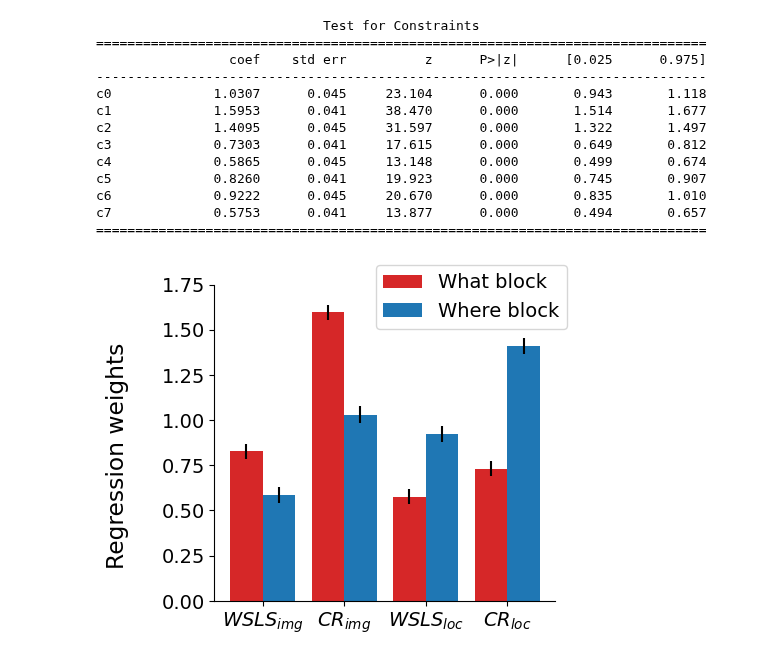
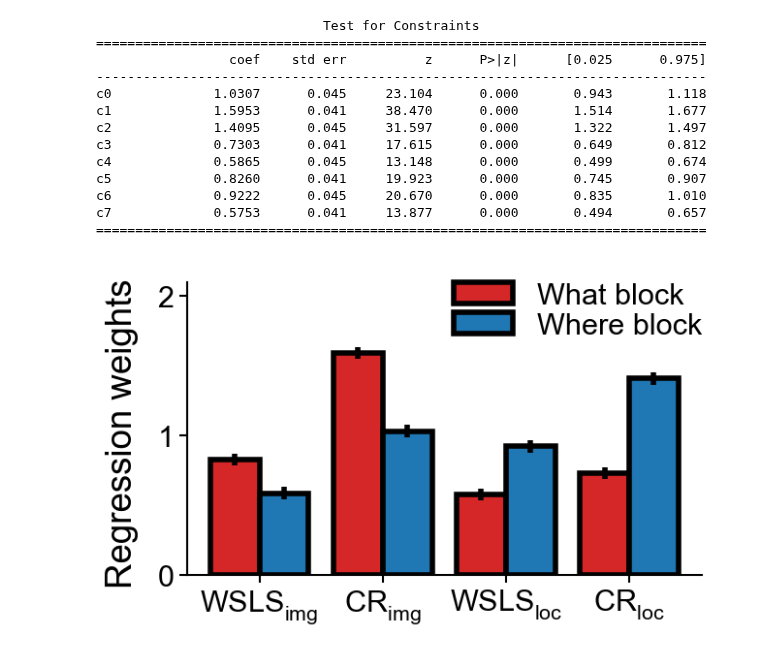
Before and after one commit to slenderham/what-where-task-analysis, a Jupyter notebook: behavior.ipynb, the cells around one changed output. Cells and saved outputs as stored; diff of their text form; code cells hidden in the pictures.

```diff
--- a/behavior.ipynb
+++ b/behavior.ipynb
@@ -1,6 +1,7 @@
 # %%
 import numpy as np
 import statsmodels.formula.api as smf
+from statsmodels.genmod.bayes_mixed_glm import BinomialBayesMixedGLM
 import statsmodels.api as sm
 import pandas as pd
 import glob
@@ -11,7 +12,11 @@ import os
 import pickle
 from matplotlib import pyplot as plt
 import seaborn as sns
-plt.rc('font', size=14)
+plt.rc('font', size=22, family='arial')
+plt.rc('axes', linewidth=1.5)
+plt.rc('xtick.major', width=1.5, size=6)
+plt.rc('ytick.major', width=1.5, size=6)
+plt.rc('mathtext', default='regular')
 # %%
 
 monkey_names = ["W", "V"]
@@ -35,9 +40,9 @@ all_sess_regression_info = {
 }
 
 regressor_names = ['CR_what', 'CR_where', 'WSLS_what', 'WSLS_where']
-tbl_col_names = ['type', 'CR_what', 'CR_where', 'WSLS_what', 'WSLS_where']
+tbl_col_names = ['block_type', 'CR_what', 'CR_where', 'WSLS_what', 'WSLS_where', 'sess_id']
 
-formula = 'choice~type*('+'+'.join(regressor_names)+')'
+formula = 'choice~block_type*('+'+'.join(regressor_names)+')'
 # %%
 all_sess_task_info = []
 
@@ -65,14 +70,17 @@ for monkey_idx, monkey_name in enumerate(monkey_names):
         task_info[:, :3] = task_info[:, :3]*2-1
         task_info[:, 3] = task_info[:, 3]*2-3
 
+        # curr_sess_block_ids = monkey_idx*8*24+sess_idx*24+task_info[1:,4]-1
+
         # put together design matrix
-        # 'choice', 'type', 'CR_what', 'CR_where', 'WSLS_what', 'WSLS_where'
+        # 'choice', 'type', 'CR_what', 'CR_where', 'WSLS_what', 'WSLS_where', 'sess_id'
         X = np.stack([(task_info[1:,1]+1)/2,
                       task_info[1:,3],
                       task_info[1:,0]*task_info[1:,1]*task_info[:-1,0],
                       task_info[:-1,1],
                       task_info[1:,0]*task_info[1:,1]*task_info[:-1,0]*task_info[:-1,2],
-                      task_info[:-1,1]*task_info[:-1,2]], axis=1)
+                      task_info[:-1,1]*task_info[:-1,2],
+                      monkey_idx*4+sess_idx+np.zeros(num_trials-1)], axis=1)
 
         all_sess_task_info.append(X)
 
@@ -147,42 +155,41 @@ coeffs = np.array(contrasts.effect)
 ses = np.array(contrasts.sd)
 
 
-fig, ax = plt.subplots(1,1, figsize=(4.8, 4))
+fig, ax = plt.subplots(1,1, figsize=(7.2, 4.2))
 
 
 width=0.4
 
-ax.bar(np.arange(4)-width/2, coeffs[[5,1,7,3]], width=width, color='tab:red', label='What block')
-ax.errorbar(np.arange(4)-width/2, coeffs[[5,1,7,3]], ses[[5,1,7,3]],
-                ls='', color='k')
-ax.bar(np.arange(4)+width/2, coeffs[[4,0,6,2]], width=width, color='tab:blue', label='Where block')
-ax.errorbar(np.arange(4)+width/2, coeffs[[4,0,6,2]], ses[[4,0,6,2]],
-                ls='', color='k')
+ax.bar(np.arange(4)-width/2, coeffs[[5,1,7,3]], yerr=ses[[5,1,7,3]], width=width, facecolor='tab:red', label='What block',
+        edgecolor='k', linewidth=4, capsize=0, error_kw={'elinewidth': 4, 'capthick': 4})
+ax.bar(np.arange(4)+width/2, coeffs[[4,0,6,2]], yerr=ses[[4,0,6,2]], width=width, facecolor='tab:blue', label='Where block',
+        edgecolor='k', linewidth=4, capsize=0, error_kw={'elinewidth': 4, 'capthick': 4})
 
 # ax.bar(np.arange(4), mdl.params.iloc[[4,2,5,3]], color=['deepskyblue', 'deepskyblue', 'limegreen', 'limegreen'])
 # ax.errorbar(np.arange(4), mdl.params.iloc[[4,2,5,3]], mdl.bse.iloc[[4,2,5,3]],
 #                  ls='', color='k')
 
 # ax.bar(np.arange(4), mdl.params.iloc[[4,2,5,3]], color=['tab:blue', 'tab:blue', 'tab:green', 'tab:green'])
 # ax.errorbar(np.arange(4), mdl.params.iloc[[4,2,5,3]], mdl.bse.iloc[[4,2,5,3]],
 #                  ls='', color='k')
 
 ax.set_xticks(np.arange(4))
 ax.set_xticklabels([r'$WSLS_{img}$', r'$CR_{img}$', r'$WSLS_{loc}$', r'$CR_{loc}$'])
 
 
 # axes[1].bar(np.arange(4), mdl.params.iloc[[8,6,9,7]]*np.array([-1,-1,1,1]), color=['deepskyblue', 'deepskyblue', 'limegreen', 'limegreen'])
 # axes[1].errorbar(np.arange(4), mdl.params.iloc[[8,6,9,7]]*np.array([-1,-1,1,1]), mdl.bse.iloc[[8,6,9,7]],
 #                  ls='', color='k')
 # axes[1].set_xticks(np.arange(4))
 # axes[1].set_xticklabels([r'$\Delta WSLS_{img}$', r'$\Delta CR_{img}$', r'$\Delta WSLS_{loc}$', r'$\Delta CR_{loc}$'])
 
-ax.set_ylim([0, 1.75])
-fig.legend()
-fig.supylabel('Regression weights')
+ax.set_ylim([0, 2.1])
+fig.legend(frameon=False, labelspacing=0.1)
+fig.supylabel('Regression weights', x=0.1, y=0.55)
+sns.despine()
 fig.tight_layout()
-sns.despine()
+
 
 plt.savefig(os.path.join(figure_data_dir, "regression_weights.pdf"))
 # %% [output]
-[figure, old version]
+[figure, new version]
```
Also changed, not shown: parts of 1 cell of this notebook, 11 other files.
